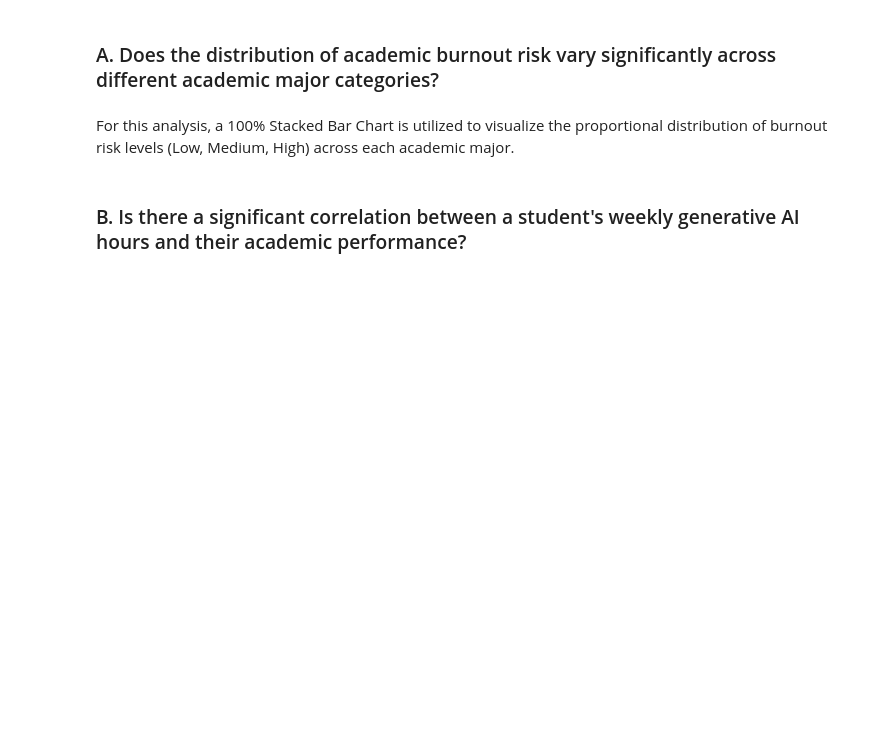
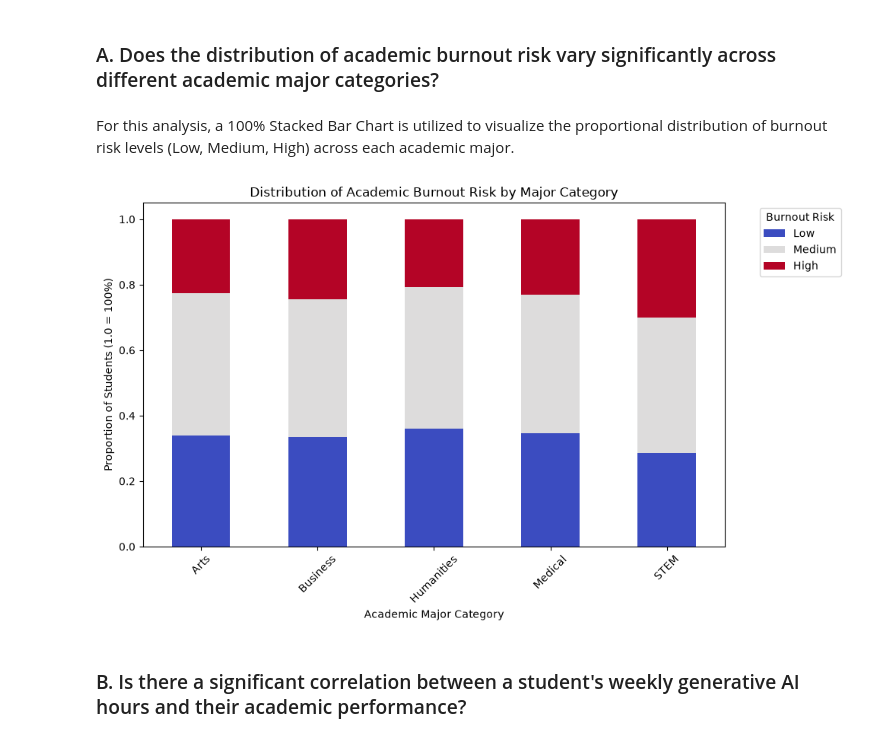
Before and after one commit to FortifyTank/CSMODEL_MATT, a Jupyter notebook: CSMODEL.ipynb, the cells around one changed output. Cells and saved outputs as stored; diff of their text form; code cells hidden in the pictures; blank space fills up the shorter version.

```diff
--- a/CSMODEL.ipynb
+++ b/CSMODEL.ipynb
@@ -345,6 +345,8 @@ This section focuses on reshaping and transforming variables into clean data for
 # %% [markdown]
 This method focuses on exposing hidden patterns. Since Student_ID can't be used for data modeling , we will drop it. We will also make a new column which is GPA change (positive means better grade and negative means lower grade) to gather new insights and help solve our EDAs and more importantly, our research question.
 # %%
+df['GPA_Change'] = df['Post_Semester_GPA'] - df['Pre_Semester_GPA']
+
 # drop ID column, not needed for visualization and modeling
 processed_df = df.drop(columns=['Student_ID'])
 
@@ -437,24 +447,26 @@ To explore our research question and gather evidence, we created four Explorator
 For this analysis, a 100% Stacked Bar Chart is utilized to visualize the proportional distribution of burnout risk levels (Low, Medium, High) across each academic major.
 # %%
 # cross tab
-contingency_table = pd.crosstab(processed_df['Major_Category'], processed_df['Burnout_Risk_Level'])
+contingency_table = pd.crosstab(df['Major_Category'], df['Burnout_Risk_Level'])
 
 # Sort
 burnout_order = ['Low', 'Medium', 'High']
 contingency_table = contingency_table[burnout_order]
 
 # Normalize
 contingency_norm = contingency_table.div(contingency_table.sum(1), axis=0)
 
 # Stacked Bar Chart
 contingency_norm.plot(kind='bar', stacked=True, figsize=(10, 6), colormap='coolwarm')
 plt.title('Distribution of Academic Burnout Risk by Major Category')
 plt.xlabel('Academic Major Category')
 plt.ylabel('Proportion of Students (1.0 = 100%)')
 plt.legend(title='Burnout Risk', bbox_to_anchor=(1.05, 1), loc='upper left')
 plt.xticks(rotation=45)
 plt.tight_layout()
 plt.show()
+# %% [output]
+[figure, added]
 # %% [markdown]
 ### B. Is there a significant correlation between a student's weekly generative AI hours and their academic performance?
 # %% [markdown]
```
Also changed, not shown: parts of 21 cells of this notebook.
